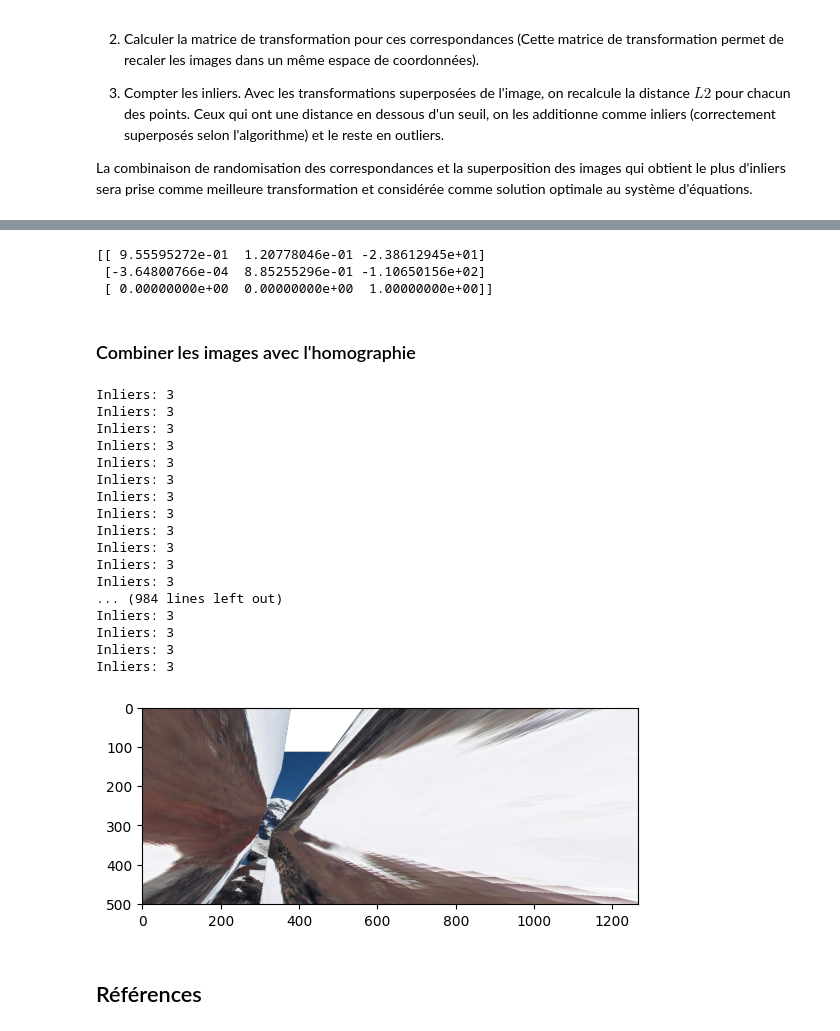
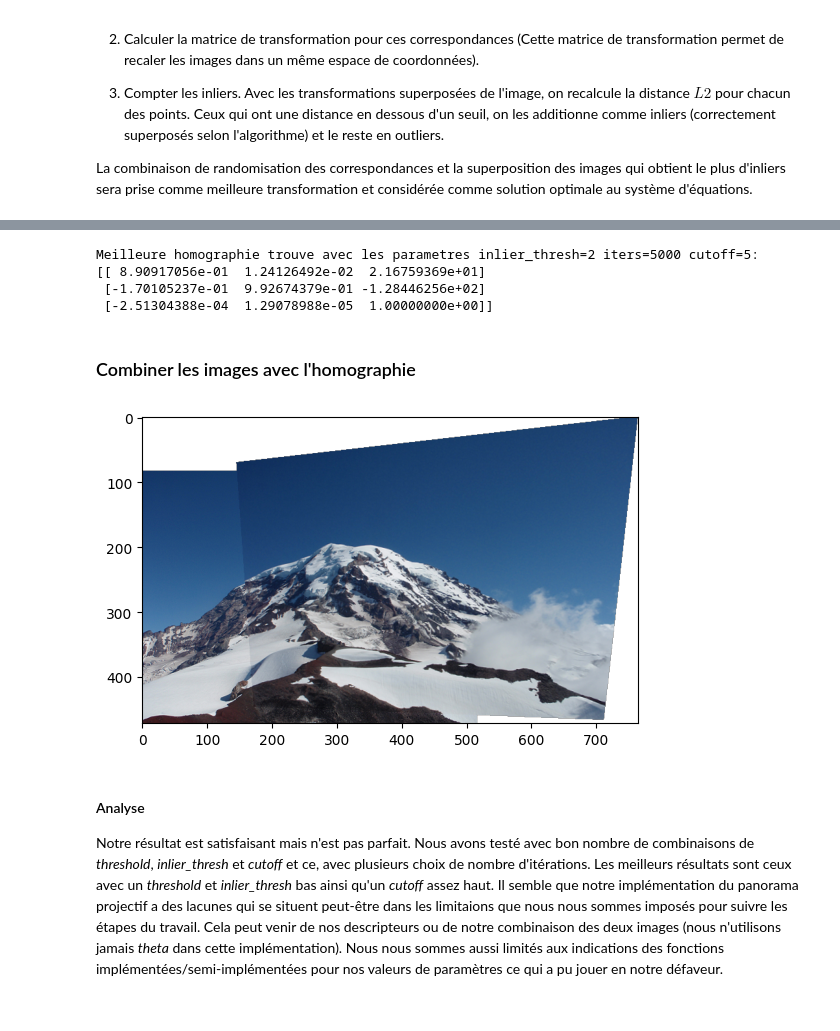
Before and after one commit to FrancoisHUP/TP2_INF889G, a Jupyter notebook: devoir2.ipynb, the cells around one changed output, grey strips where cells are left out. Drawn from its saved outputs; the diff is of its cells as text; code cells hidden in the pictures.

```diff
--- a/devoir2.ipynb
+++ b/devoir2.ipynb
@@ -467,7 +393,7 @@ Second shuffle inlier count = 0
 from panorama_image import RANSAC
 
 # added a parameter to the RANSAC function
-a; b; sigma=2; thresh=0.0003; nms=3; inlier_thresh=10; iters=1000; cutoff=15; n=10
+a; b; sigma=2; thresh=0.4; nms=3; inlier_thresh=2; iters=5000; cutoff=5
 
 # Calculate corners and descriptors
 ad = harris_corner_detector(a, sigma, thresh, nms)
@@ -477,42 +403,30 @@ bd = harris_corner_detector(b, sigma, thresh, nms)
 m = match_descriptors(ad, bd)
 
 # Run RANSAC to find the homography
-H = RANSAC(m, inlier_thresh, iters, cutoff, n)
+H = RANSAC(m, inlier_thresh, iters, cutoff)
 
+print(f"Meilleure homographie trouve avec les parametres inlier_thresh={inlier_thresh} iters={iters} cutoff={cutoff}:")
 print(H)
 # %% [output]
-[[ 9.55595272e-01  1.20778046e-01 -2.38612945e+01]
- [-3.64800766e-04  8.85255296e-01 -1.10650156e+02]
- [ 0.00000000e+00  0.00000000e+00  1.00000000e+00]]
+Meilleure homographie trouve avec les parametres inlier_thresh=2 iters=5000 cutoff=5:
+[[ 8.90917056e-01  1.24126492e-02  2.16759369e+01]
+ [-1.70105237e-01  9.92674379e-01 -1.28446256e+02]
+ [-2.51304388e-04  1.29078988e-05  1.00000000e+00]]
 # %% [markdown]
 ### Combiner les images avec l'homographie
 # %%
 import imageio
 import matplotlib.pyplot as plt
 from panorama_image import panorama_image
 
 im1 = imageio.v2.imread("data/Rainier1.png")
-im2 = imageio.v2.imread("data/Rainier5.png")
-pan = panorama_image(im1, im2, sigma=2, thresh=0.5, nms=3, inlier_thresh=100, iters=1000, cutoff=15)
+im2 = imageio.v2.imread("data/Rainier2.png")
+pan = panorama_image(im1, im2, sigma=2, thresh=0.4, nms=3, inlier_thresh=2, iters=5000, cutoff=100)
 plt.imshow(pan); plt.show()
 # %% [output]
-Inliers: 3
-Inliers: 3
-Inliers: 3
-Inliers: 3
-Inliers: 3
-Inliers: 3
-Inliers: 3
-Inliers: 3
-Inliers: 3
-Inliers: 3
-Inliers: 3
-Inliers: 3
-... (984 lines left out)
-Inliers: 3
-Inliers: 3
-Inliers: 3
-Inliers: 3
-[figure, old version]
+[figure, new version]
-# %% [markdown]
-## Références
+# %% [markdown]
+#### Analyse
+
+Notre résultat est satisfaisant mais n'est pas parfait. Nous avons testé avec bon nombre de combinaisons de *threshold*, *inlier_thresh* et *cutoff* et ce, avec plusieurs choix de nombre d'itérations. Les meilleurs résultats sont ceux avec un *threshold* et *inlier_thresh* bas ainsi qu'un *cutoff* assez haut.
+ Il semble que notre implémentation du panorama projectif a des lacunes qui se situent peut-être dans les limitaions que nous nous sommes imposés pour suivre les étapes du travail. Cela peut venir de nos descripteurs ou de notre combinaison des deux images (nous n'utilisons jamais *theta* dans cette implémentation). Nous nous sommes aussi limités aux indications des fonctions implémentées/semi-implémentées pour nos valeurs de paramètres ce qui a pu jouer en notre défaveur.
```
Also changed, not shown: parts of 32 cells of this notebook, 2 other files.
